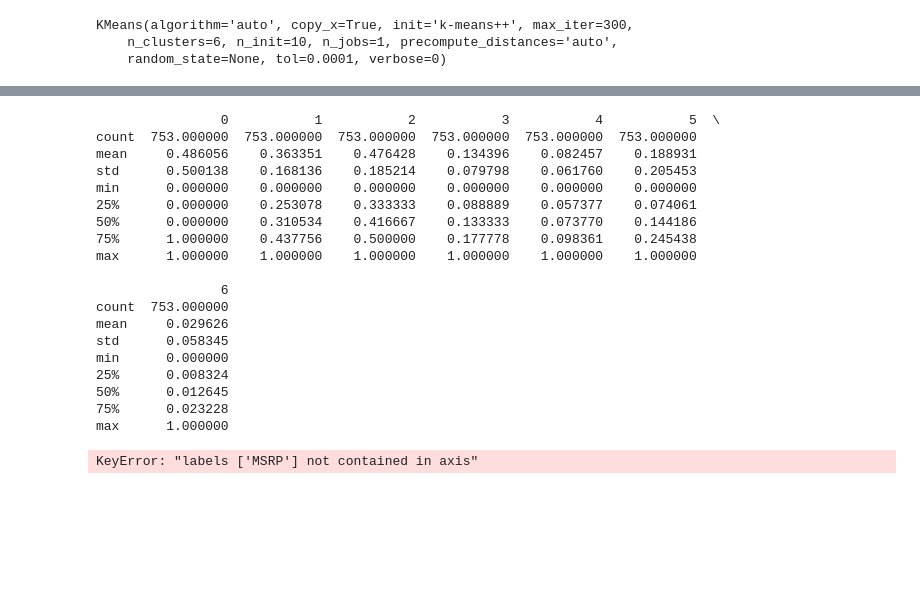
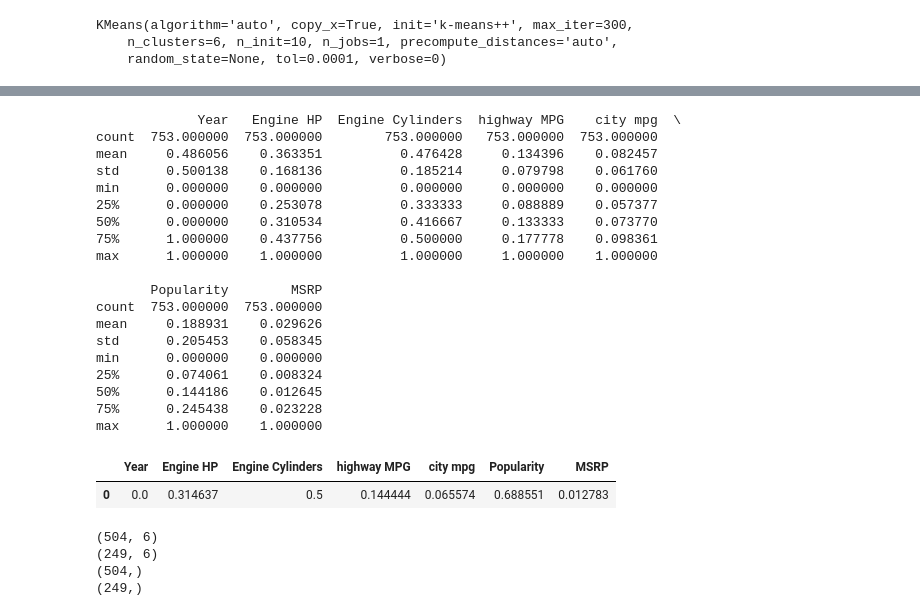
Before and after one commit to pujakb/ML, a Jupyter notebook: LR/LinearRegression.ipynb, the cells around one changed output, grey strips where cells are left out. Drawn from its saved outputs; the diff is of its cells as text; code cells hidden in the pictures; blank space fills up the shorter version.

```diff
--- a/LR/LinearRegression.ipynb
+++ b/LR/LinearRegression.ipynb
@@ -224,25 +202,30 @@ selected.iloc[:,]
 # %%
-print(selected.describe())
+print(df.describe())
 # %% [output]
-                0           1           2           3           4           5  \
-count  753.000000  753.000000  753.000000  753.000000  753.000000  753.000000
-mean     0.486056    0.363351    0.476428    0.134396    0.082457    0.188931
-std      0.500138    0.168136    0.185214    0.079798    0.061760    0.205453
-min      0.000000    0.000000    0.000000    0.000000    0.000000    0.000000
-25%      0.000000    0.253078    0.333333    0.088889    0.057377    0.074061
-50%      0.000000    0.310534    0.416667    0.133333    0.073770    0.144186
-75%      1.000000    0.437756    0.500000    0.177778    0.098361    0.245438
-max      1.000000    1.000000    1.000000    1.000000    1.000000    1.000000
+             Year   Engine HP  Engine Cylinders  highway MPG    city mpg  \
+count  753.000000  753.000000        753.000000   753.000000  753.000000
+mean     0.486056    0.363351          0.476428     0.134396    0.082457
+std      0.500138    0.168136          0.185214     0.079798    0.061760
+min      0.000000    0.000000          0.000000     0.000000    0.000000
+25%      0.000000    0.253078          0.333333     0.088889    0.057377
+50%      0.000000    0.310534          0.416667     0.133333    0.073770
+75%      1.000000    0.437756          0.500000     0.177778    0.098361
+max      1.000000    1.000000          1.000000     1.000000    1.000000
 
-                6
-count  753.000000
-mean     0.029626
-std      0.058345
-min      0.000000
-25%      0.008324
-50%      0.012645
-75%      0.023228
-max      1.000000
+       Popularity        MSRP
+count  753.000000  753.000000
+mean     0.188931    0.029626
+std      0.205453    0.058345
+min      0.000000    0.000000
+25%      0.074061    0.008324
+50%      0.144186    0.012645
+75%      0.245438    0.023228
+max      1.000000    1.000000
+# %%
+df.head(1)
+# %% [output]
+|  | Year | Engine HP | Engine Cylinders | highway MPG | city mpg | Popularity | MSRP |
+| 0 | 0.0 | 0.314637 | 0.5 | 0.144444 | 0.065574 | 0.688551 | 0.012783 |
 # %%
 #Split training and testing data:
 #Y = Car Price
@@ -251,8 +234,8 @@ max      1.000000
 import sklearn.cross_validation
 sklearn.model_selection.train_test_split
 
-X = selected.drop('MSRP', axis = 1)
-Y = selected['MSRP']
+X = df.drop('MSRP', axis = 1)
+Y = df['MSRP']
 
 
 X_train, X_test, Y_train, Y_test = sklearn.cross_validation.train_test_split(X, Y, test_size = 0.33, random_state = 5)
@@ -261,7 +244,10 @@ print(X_test.shape)
 print(Y_train.shape)
 print(Y_test.shape)
 # %% [output]
-KeyError: "labels ['MSRP'] not contained in axis"
+(504, 6)
+(249, 6)
+(504,)
+(249,)
 # %%
 #Linear Regression:
 
```
Also changed, not shown: parts of 17 cells of this notebook.
